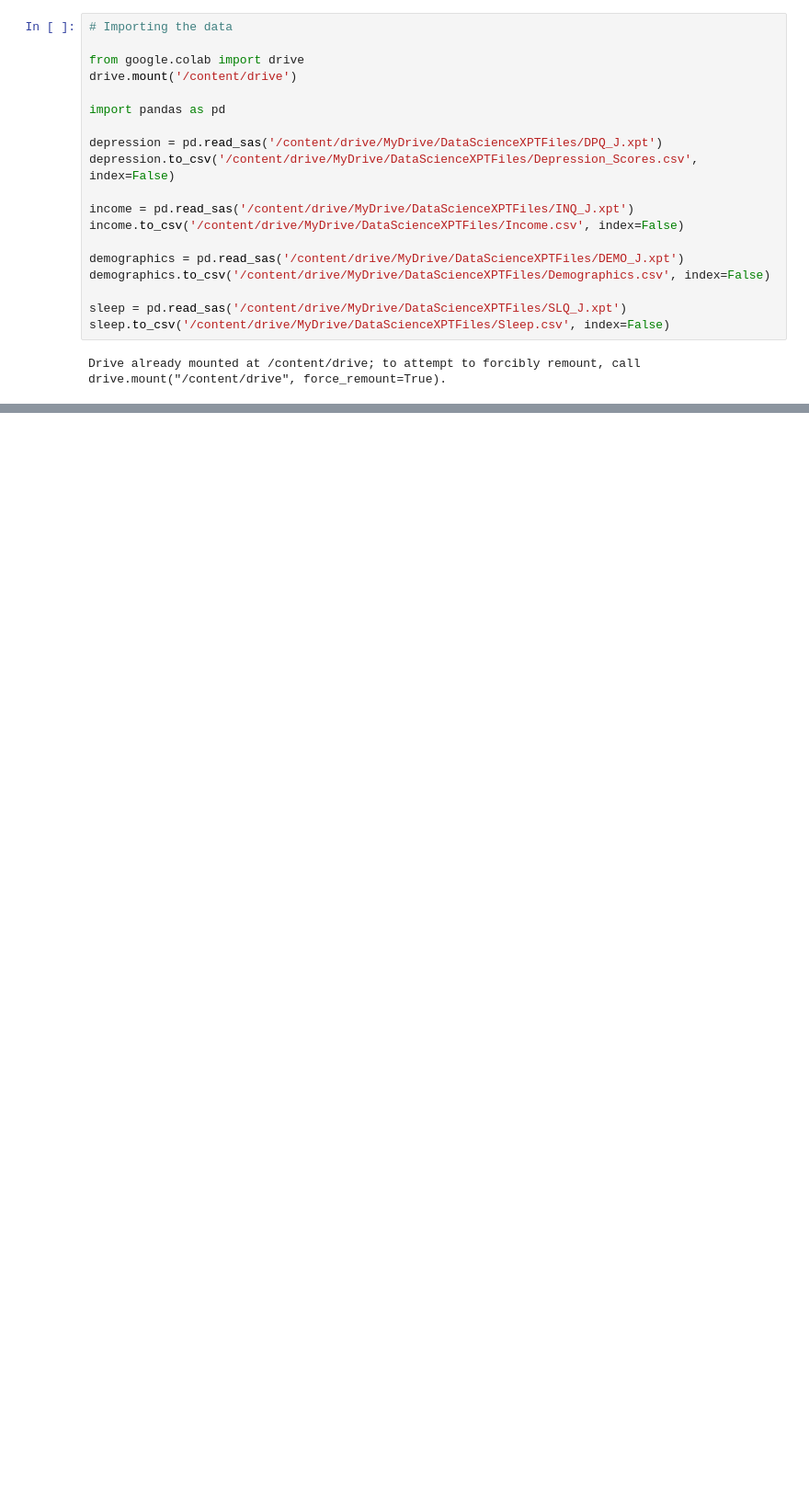
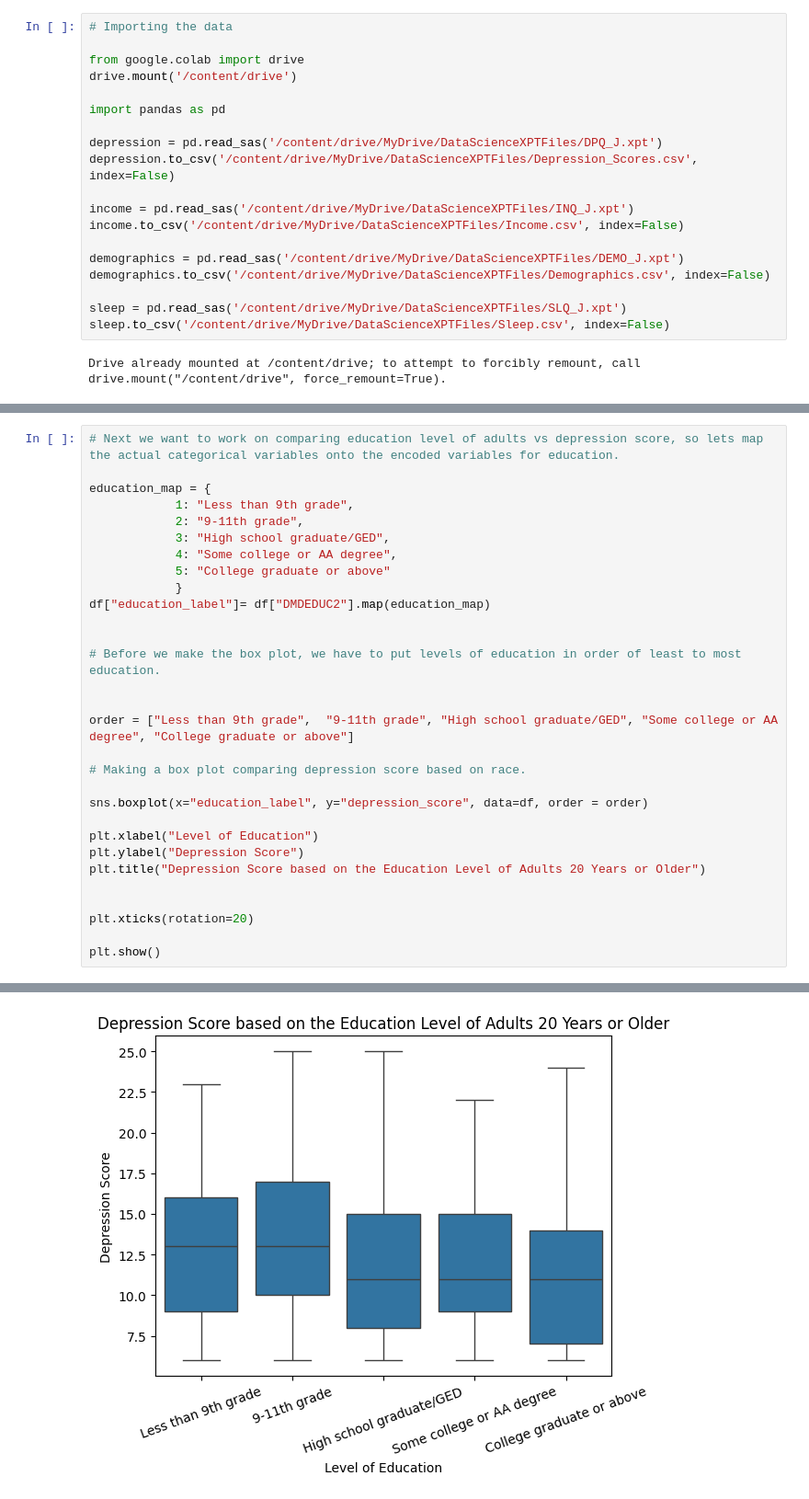
Before and after one commit to aidenjbrown/Intermediate_Data_Science_CS_28, a Jupyter notebook: scripts/EDA.ipynb, the cells around one changed output, grey strips where cells are left out. Shown at 92% size. Cells and saved outputs as stored; diff of their text form; blank space fills up the shorter version.

```diff
--- a/scripts/EDA.ipynb
+++ b/scripts/EDA.ipynb
@@ -147,0 +212,31 @@ df
+# %%
+# Next we want to work on comparing education level of adults vs depression score, so lets map the actual categorical variables onto the encoded variables for education.
+
+education_map = {
+            1: "Less than 9th grade",
+            2: "9-11th grade",
+            3: "High school graduate/GED",
+            4: "Some college or AA degree",
+            5: "College graduate or above"
+            }
+df["education_label"]= df["DMDEDUC2"].map(education_map)
+
+
+# Before we make the box plot, we have to put levels of education in order of least to most education.
+
+
+order = ["Less than 9th grade",  "9-11th grade", "High school graduate/GED", "Some college or AA degree", "College graduate or above"]
+
+# Making a box plot comparing depression score based on race.
+
+sns.boxplot(x="education_label", y="depression_score", data=df, order = order)
+
+plt.xlabel("Level of Education")
+plt.ylabel("Depression Score")
+plt.title("Depression Score based on the Education Level of Adults 20 Years or Older")
+
+
+plt.xticks(rotation=20)
+
+plt.show()
+# %% [output]
@@ -147,0 +248 @@ df
+[figure, added]
```
Also changed, not shown: parts of 14 cells of this notebook.
